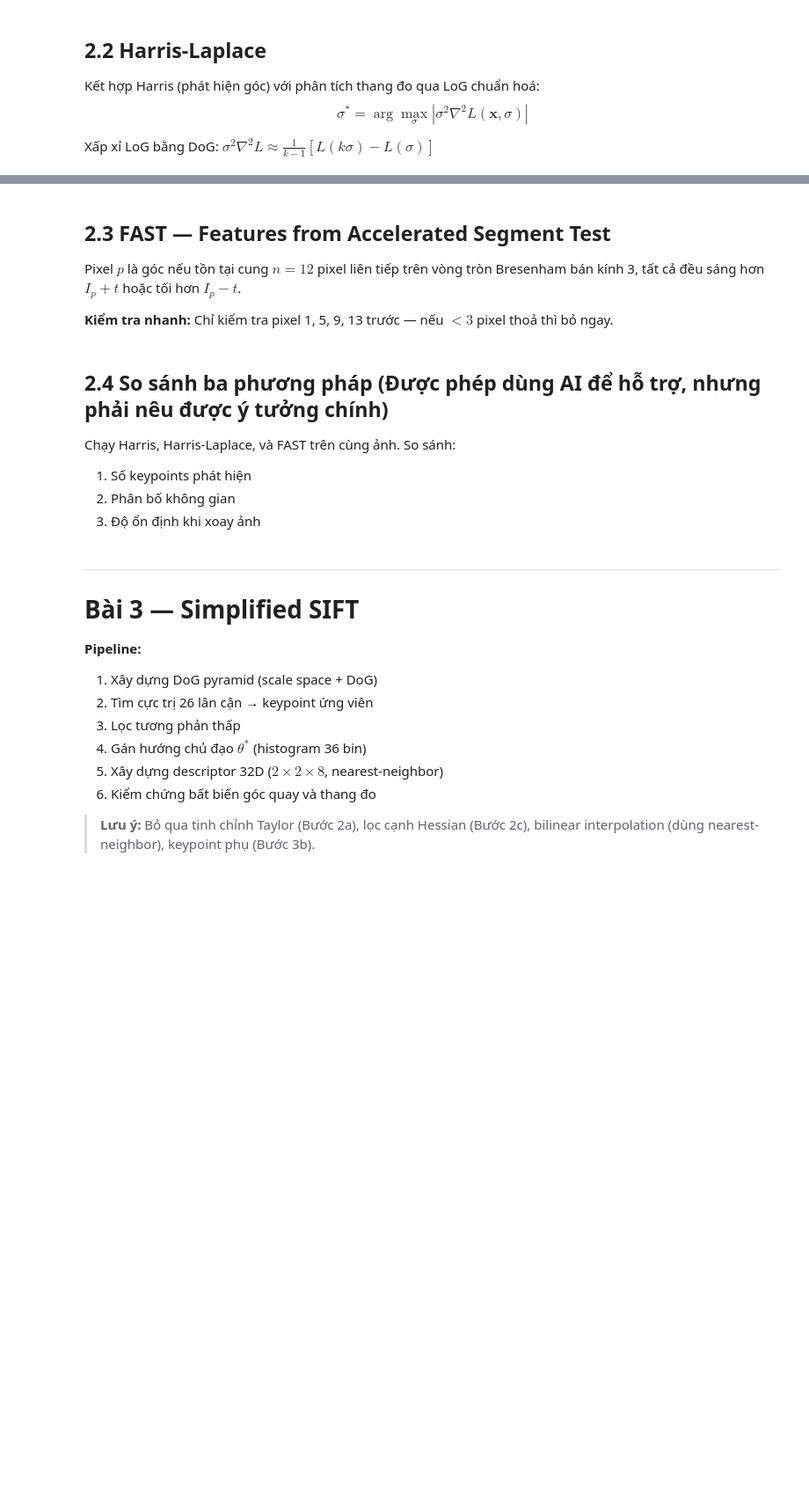
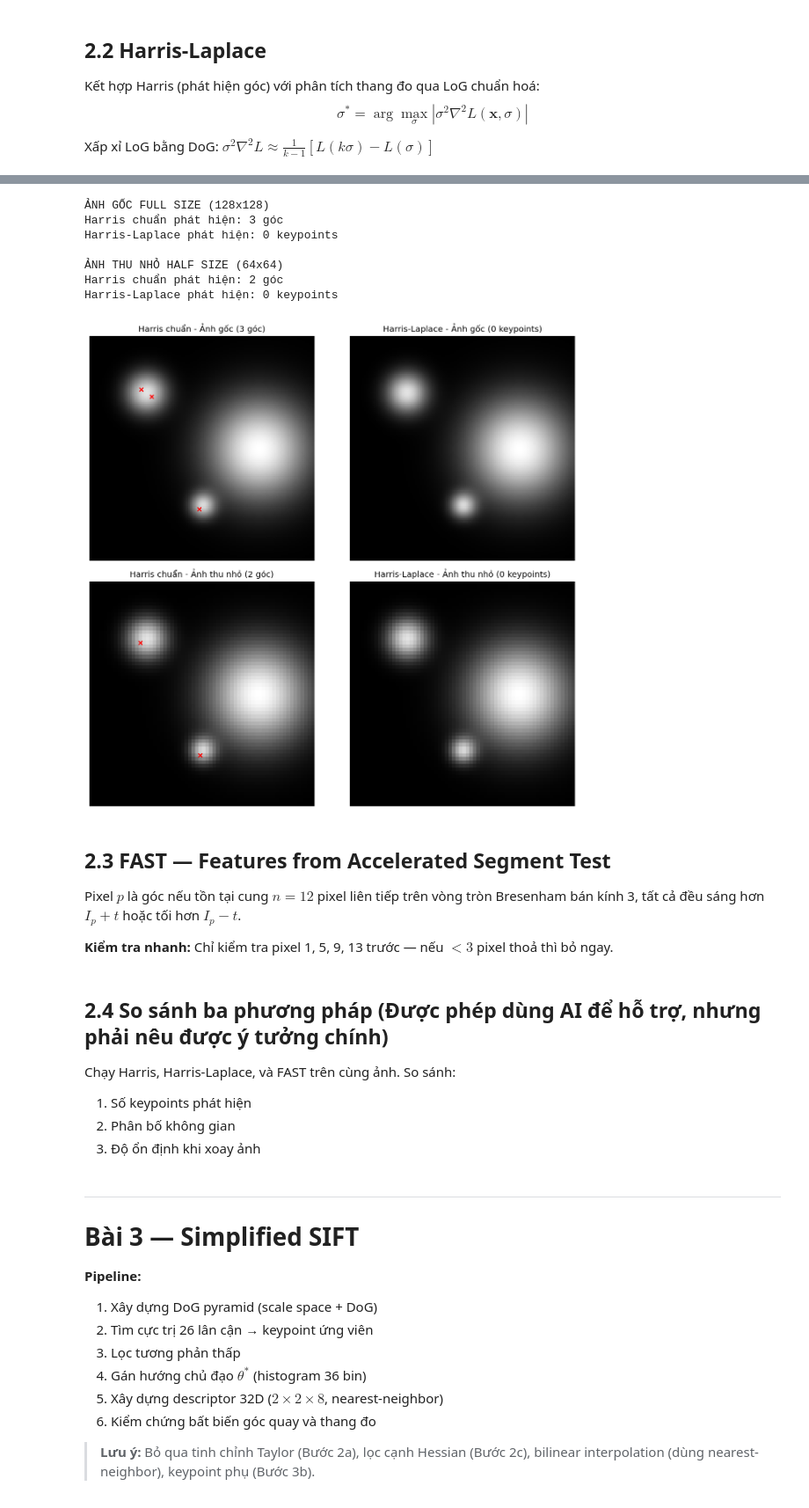
Before and after one commit to WangJung14/computer_vision, a Jupyter notebook: Week 3/assignment_starter-2.ipynb, the cells around one changed output, grey strips where cells are left out. Shown at 88% size. Saved outputs shown, nothing was run; the diff lists cells and outputs as text; code cells hidden in the pictures; blank space fills up the shorter version.

```diff
--- a/Week 3/assignment_starter-2.ipynb
+++ b/Week 3/assignment_starter-2.ipynb
@@ -530,3 +590,74 @@ img_half = np.clip(sp_zoom(img_full, 0.5), 0, 1)
+# %%
+# So sánh Harris chuẩn vs Harris-Laplace khi ảnh bị thu nhỏ
+from scipy.ndimage import zoom as sp_zoom
+
+img_full = make_test_image('circles', N=128)
+img_half = np.clip(sp_zoom(img_full, 0.5), 0, 1)
+
+# Chạy thuật toán trên ảnh gốc kích thước đầy đủ (Full size)
+R_full, corners_full = harris_detector(img_full, sigma=1.6, k=0.05, threshold_ratio=0.01)
+ys_h_full, xs_h_full = np.where(corners_full)
+
+kps_hl_full = harris_laplace(img_full, sigmas=[1.0, 1.6, 2.5, 4.0, 6.4])
+
+# Chạy thuật toán trên ảnh bị thu nhỏ một nửa (Half size)
+R_half, corners_half = harris_detector(img_half, sigma=1.6, k=0.05, threshold_ratio=0.01)
+ys_h_half, xs_h_half = np.where(corners_half)
+
+kps_hl_half = harris_laplace(img_half, sigmas=[1.0, 1.6, 2.5, 4.0, 6.4])
+
+print(f"ẢNH GỐC FULL SIZE (128x128)")
+print(f"Harris chuẩn phát hiện: {len(xs_h_full)} góc")
+print(f"Harris-Laplace phát hiện: {len(kps_hl_full)} keypoints")
+print(f"\nẢNH THU NHỎ HALF SIZE (64x64)")
+print(f"Harris chuẩn phát hiện: {len(xs_h_half)} góc")
+print(f"Harris-Laplace phát hiện: {len(kps_hl_half)} keypoints")
+
+fig, axes = plt.subplots(2, 2, figsize=(11, 10))
+
+# HÀNG 1: KẾT QUẢ TRÊN ẢNH GỐC FULL SIZE
+# Kết quả Harris chuẩn trên ảnh gốc
+axes[0, 0].imshow(img_full, cmap='gray')
+axes[0, 0].scatter(xs_h_full, ys_h_full, s=30, c='red', marker='x', linewidths=1.5)
+axes[0, 0].set_title(f'Harris chuẩn - Ảnh gốc ({len(xs_h_full)} góc)')
+axes[0, 0].axis('off')
+
+# Kết quả Harris-Laplace trên ảnh gốc
+axes[0, 1].imshow(img_full, cmap='gray')
+for (r, c, s) in kps_hl_full:
+    circle = plt.Circle((c, r), radius=3*s, fill=False, color='lime', linewidth=1.5)
+    axes[0, 1].add_patch(circle)
+    axes[0, 1].plot(c, r, 'r.', markersize=4)
+axes[0, 1].set_title(f'Harris-Laplace - Ảnh gốc ({len(kps_hl_full)} keypoints)')
+axes[0, 1].axis('off')
+
+# HÀNG 2: KẾT QUẢ TRÊN ẢNH THU NHỎ HALF SIZE
+# Kết quả Harris chuẩn trên ảnh thu nhỏ
+axes[1, 0].imshow(img_half, cmap='gray')
+axes[1, 0].scatter(xs_h_half, ys_h_half, s=30, c='red', marker='x', linewidths=1.5)
+axes[1, 0].set_title(f'Harris chuẩn - Ảnh thu nhỏ ({len(xs_h_half)} góc)')
+axes[1, 0].axis('off')
+
+# Kết quả Harris-Laplace trên ảnh thu nhỏ
+axes[1, 1].imshow(img_half, cmap='gray')
+for (r, c, s) in kps_hl_half:
+    circle = plt.Circle((c, r), radius=3*s, fill=False, color='lime', linewidth=1.5)
+    axes[1, 1].add_patch(circle)
+    axes[1, 1].plot(c, r, 'r.', markersize=4)
+axes[1, 1].set_title(f'Harris-Laplace - Ảnh thu nhỏ ({len(kps_hl_half)} keypoints)')
+axes[1, 1].axis('off')
+
+plt.tight_layout()
+plt.show()
+# %% [output]
+ẢNH GỐC FULL SIZE (128x128)
+Harris chuẩn phát hiện: 3 góc
+Harris-Laplace phát hiện: 0 keypoints
+
+ẢNH THU NHỎ HALF SIZE (64x64)
+Harris chuẩn phát hiện: 2 góc
+Harris-Laplace phát hiện: 0 keypoints
+[figure, added]
 # %% [markdown]
 ## 2.3 FAST — Features from Accelerated Segment Test
 
```
Also changed, not shown: parts of 10 cells of this notebook.
